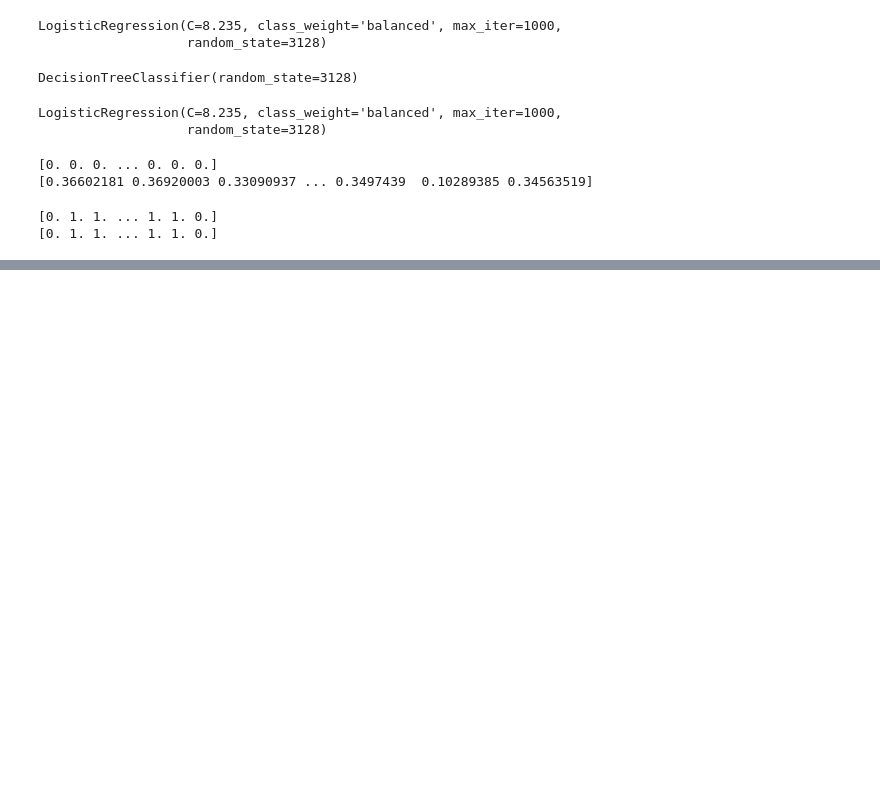
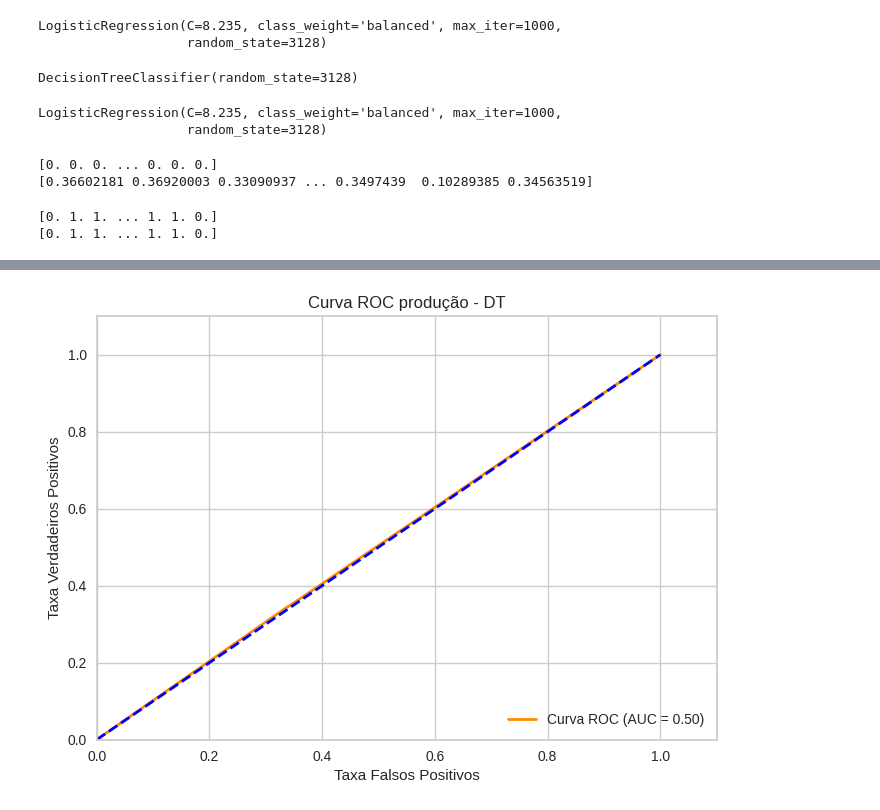
Before and after one commit to roriblim/kobe-PD, a Jupyter notebook: notebooks/05.predict_com_prod.ipynb, the cells around one changed output, grey strips where cells are left out. Drawn from its saved outputs; the diff is of its cells as text; code cells hidden in the pictures; blank space fills up the shorter version.

```diff
--- a/notebooks/05.predict_com_prod.ipynb
+++ b/notebooks/05.predict_com_prod.ipynb
@@ -150,0 +177,16 @@ print(dt_prod_probabilities)
+# %%
+fpr, tpr, _ = roc_curve(data_processed_y, dt_prod_probabilities)
+roc_auc = auc(fpr, tpr)
+
+plt.figure()
+plt.plot(fpr, tpr, color='darkorange', lw=2, label=f'Curva ROC (AUC = {roc_auc:.2f})')
+plt.plot([0, 1], [0, 1], color='blue', lw=2, linestyle='--')
+plt.xlim([0.0, 1.10])
+plt.ylim([0.0, 1.10])
+plt.xlabel('Taxa Falsos Positivos')
+plt.ylabel('Taxa Verdadeiros Positivos')
+plt.title(f'Curva ROC produção - DT')
+plt.legend(loc="lower right")
+
+plt.show()
+# %% [output]
@@ -151,3 +194,4 @@ print(dt_prod_probabilities)
+[figure, added]
 # %%
 import requests
 import pandas as pd
```
Also changed, not shown: parts of 14 cells of this notebook, 13 other files.
